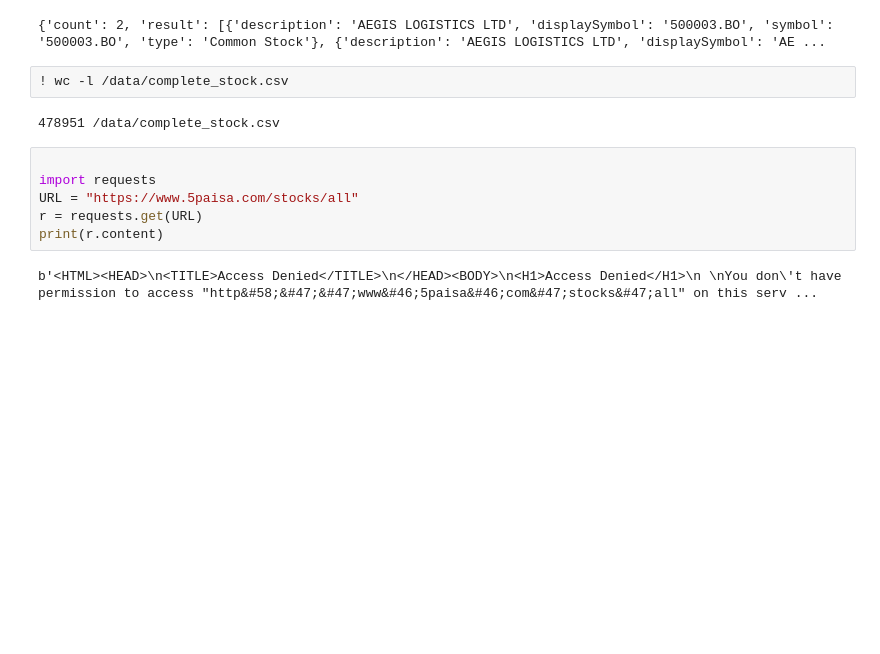
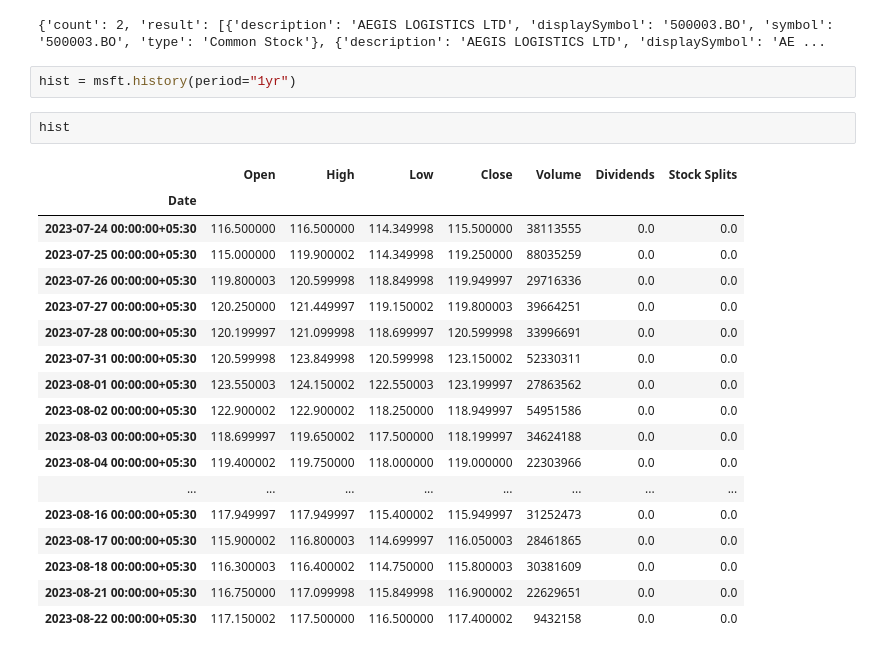
Before and after one commit to shivanandpawar/stock-data-gathering, a Jupyter notebook: Untitled.ipynb, the cells around one changed output. Saved outputs shown, nothing was run; the diff lists cells and outputs as text; blank space fills up the shorter version.

```diff
--- a/Untitled.ipynb
+++ b/Untitled.ipynb
@@ -72,14 +72,25 @@ print(finnhub_client.symbol_lookup('Aegis Logistics Ltd'))
 # %% [output]
 {'count': 2, 'result': [{'description': 'AEGIS LOGISTICS LTD', 'displaySymbol': '500003.BO', 'symbol': '500003.BO', 'type': 'Common Stock'}, {'description': 'AEGIS LOGISTICS LTD', 'displaySymbol': 'AE ...
 # %%
-! wc -l /data/complete_stock.csv
+hist = msft.history(period="1yr")
-# %% [output]
-478951 /data/complete_stock.csv
 # %%
-
-import requests
-URL = "https://www.5paisa.com/stocks/all"
-r = requests.get(URL)
-print(r.content)
+hist
 # %% [output]
-b'<HTML><HEAD>\n<TITLE>Access Denied</TITLE>\n</HEAD><BODY>\n<H1>Access Denied</H1>\n \nYou don\'t have permission to access "http&#58;&#47;&#47;www&#46;5paisa&#46;com&#47;stocks&#47;all" on this serv ...
+|  | Open | High | Low | Close | Volume | Dividends | Stock Splits |
+| Date |  |  |  |  |  |  |  |
+| 2023-07-24 00:00:00+05:30 | 116.500000 | 116.500000 | 114.349998 | 115.500000 | 38113555 | 0.0 | 0.0 |
+| 2023-07-25 00:00:00+05:30 | 115.000000 | 119.900002 | 114.349998 | 119.250000 | 88035259 | 0.0 | 0.0 |
+| 2023-07-26 00:00:00+05:30 | 119.800003 | 120.599998 | 118.849998 | 119.949997 | 29716336 | 0.0 | 0.0 |
+| 2023-07-27 00:00:00+05:30 | 120.250000 | 121.449997 | 119.150002 | 119.800003 | 39664251 | 0.0 | 0.0 |
+| 2023-07-28 00:00:00+05:30 | 120.199997 | 121.099998 | 118.699997 | 120.599998 | 33996691 | 0.0 | 0.0 |
+| 2023-07-31 00:00:00+05:30 | 120.599998 | 123.849998 | 120.599998 | 123.150002 | 52330311 | 0.0 | 0.0 |
+| 2023-08-01 00:00:00+05:30 | 123.550003 | 124.150002 | 122.550003 | 123.199997 | 27863562 | 0.0 | 0.0 |
+| 2023-08-02 00:00:00+05:30 | 122.900002 | 122.900002 | 118.250000 | 118.949997 | 54951586 | 0.0 | 0.0 |
+| 2023-08-03 00:00:00+05:30 | 118.699997 | 119.650002 | 117.500000 | 118.199997 | 34624188 | 0.0 | 0.0 |
+| 2023-08-04 00:00:00+05:30 | 119.400002 | 119.750000 | 118.000000 | 119.000000 | 22303966 | 0.0 | 0.0 |
+| ... | ... | ... | ... | ... | ... | ... | ... |
+| 2023-08-16 00:00:00+05:30 | 117.949997 | 117.949997 | 115.400002 | 115.949997 | 31252473 | 0.0 | 0.0 |
+| 2023-08-17 00:00:00+05:30 | 115.900002 | 116.800003 | 114.699997 | 116.050003 | 28461865 | 0.0 | 0.0 |
+| 2023-08-18 00:00:00+05:30 | 116.300003 | 116.400002 | 114.750000 | 115.800003 | 30381609 | 0.0 | 0.0 |
+| 2023-08-21 00:00:00+05:30 | 116.750000 | 117.099998 | 115.849998 | 116.900002 | 22629651 | 0.0 | 0.0 |
+| 2023-08-22 00:00:00+05:30 | 117.150002 | 117.500000 | 116.500000 | 117.400002 | 9432158 | 0.0 | 0.0 |
```
Also changed, not shown: parts of 1 cell of this notebook.
